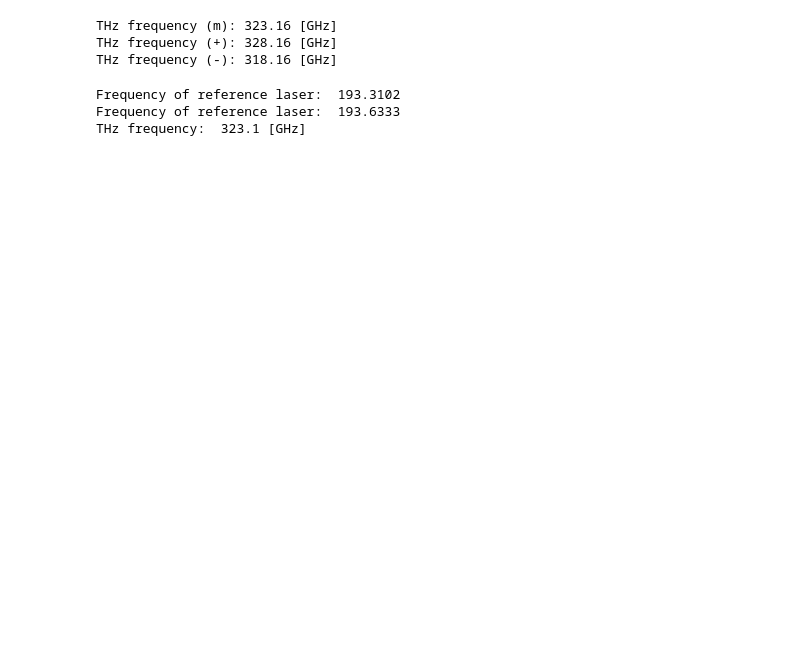
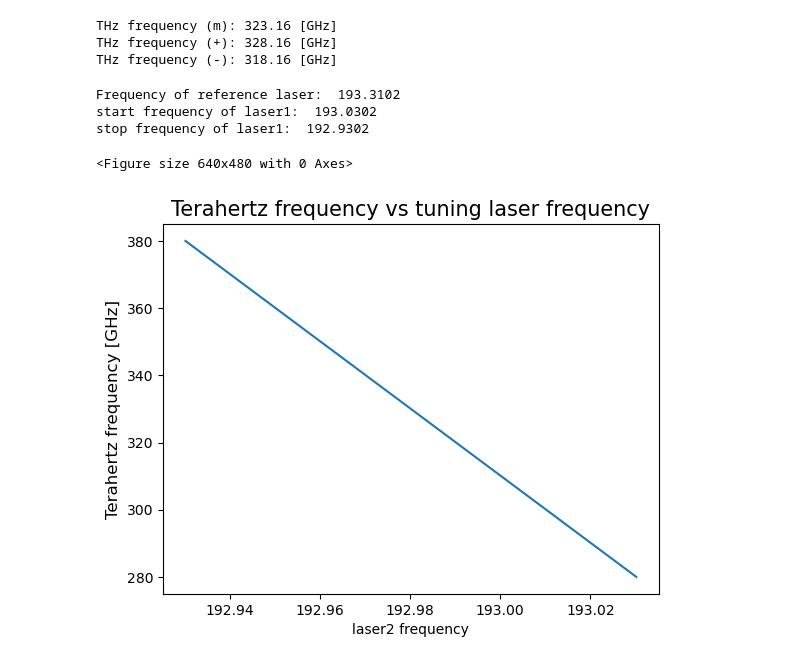
Before and after one commit to Hyeong-Yong/Scientific-calculator, a Jupyter notebook: Terahertz/terahertz frequency/wavelength_to_frequency.ipynb, the cells around one changed output. Drawn from its saved outputs; the diff is of its cells as text; code cells hidden in the pictures; blank space fills up the shorter version.

Commit message:
add THz frequency plot

```diff
--- a/Terahertz/terahertz frequency/wavelength_to_frequency.ipynb
+++ b/Terahertz/terahertz frequency/wavelength_to_frequency.ipynb
@@ -38,26 +38,41 @@ THz frequency (+): 328.16 [GHz]
 THz frequency (-): 318.16 [GHz]
 # %%
 import math
+import matplotlib.pyplot as plt
+import matplotlib.ticker as mticker
+import numpy as np
 
 # wavelength to frequency conversion
 # f = c / wavelength
 
 c= 3*math.pow(10, 8) # [m/s]
 wavelength_ref = 1551.91 * math.pow(10, -9) # [m]
 
 wavelength_tune = 1549.32 * math.pow(10, -9) # [m]
 
 frequency_ref = round(c/wavelength_ref * math.pow(10, -12), 4)
-frequency_tune = round(c/wavelength_tune * math.pow(10, -12), 4)
-
-
 
 print("Frequency of reference laser: ", frequency_ref)
-print("Frequency of tune: ", frequency_tune)
+frequency_tune = np.linspace(frequency_ref-0.28, frequency_ref-0.38, 50) # frequency [THz]
 
-frequency_THz = round(abs(frequency_ref-frequency_tune)*1000, 3)
-print("THz frequency: ", frequency_THz, "[GHz]")
+print("start frequency of laser1: ", frequency_ref-0.28)
+print("stop frequency of laser1: ", frequency_ref-0.38)
+
+frequency_THz = abs(frequency_ref-frequency_tune)*1000
+#print("THz frequency: ", frequency_THz, "[GHz]")
+
+plt.figure() # 그래프를 표현할 액자 생성
+plt.figure().gca().xaxis.set_major_formatter(mticker.FormatStrFormatter('%.2f'))
+
+plt.plot(frequency_tune, frequency_THz)
+plt.title('Terahertz frequency vs tuning laser frequency', fontsize = 15)
+plt.xlabel('laser2 frequency')
+plt.ylabel('Terahertz frequency [GHz]', fontsize='large')
+
+plt.show() # 그래프 출력.
 # %% [output]
 Frequency of reference laser:  193.3102
-Frequency of reference laser:  193.6333
-THz frequency:  323.1 [GHz]
+start frequency of laser1:  193.0302
+stop frequency of laser1:  192.9302
+<Figure size 640x480 with 0 Axes>
+[figure, added]
```
Also changed, not shown: 1 other file.
